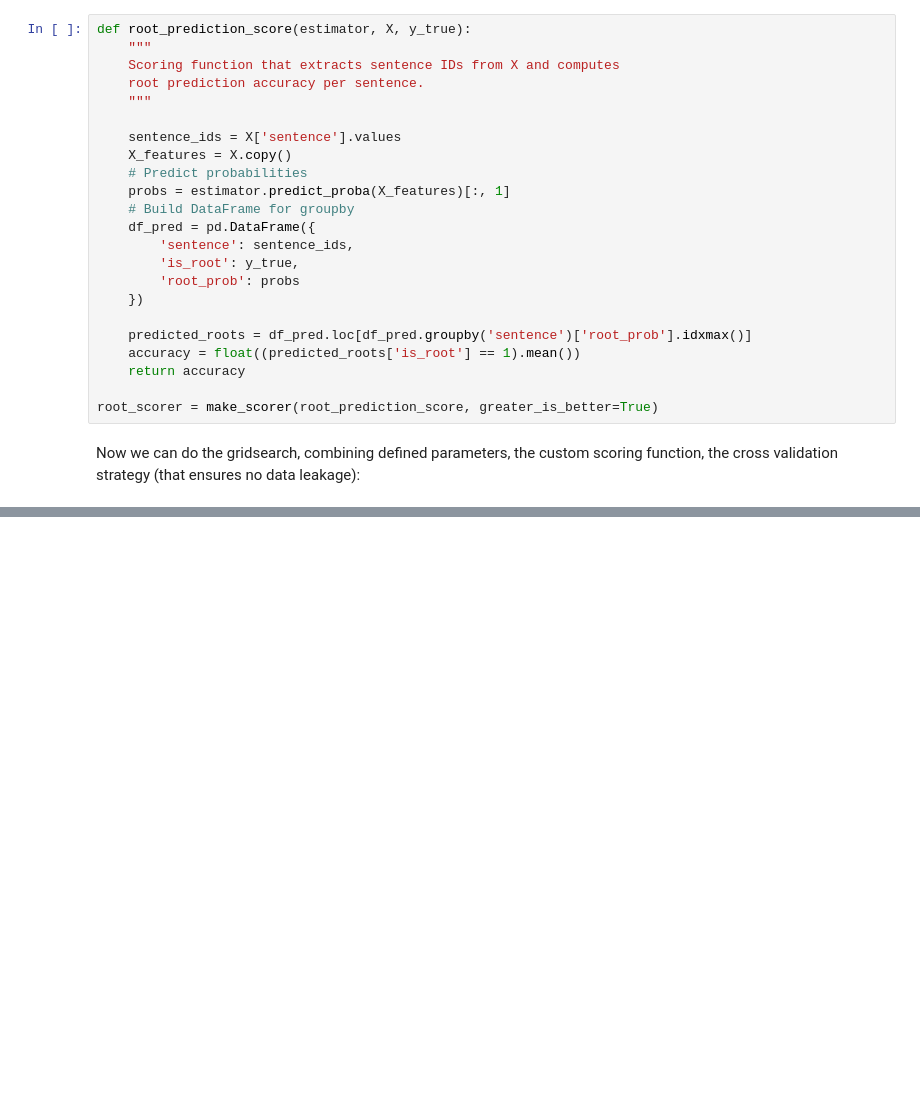
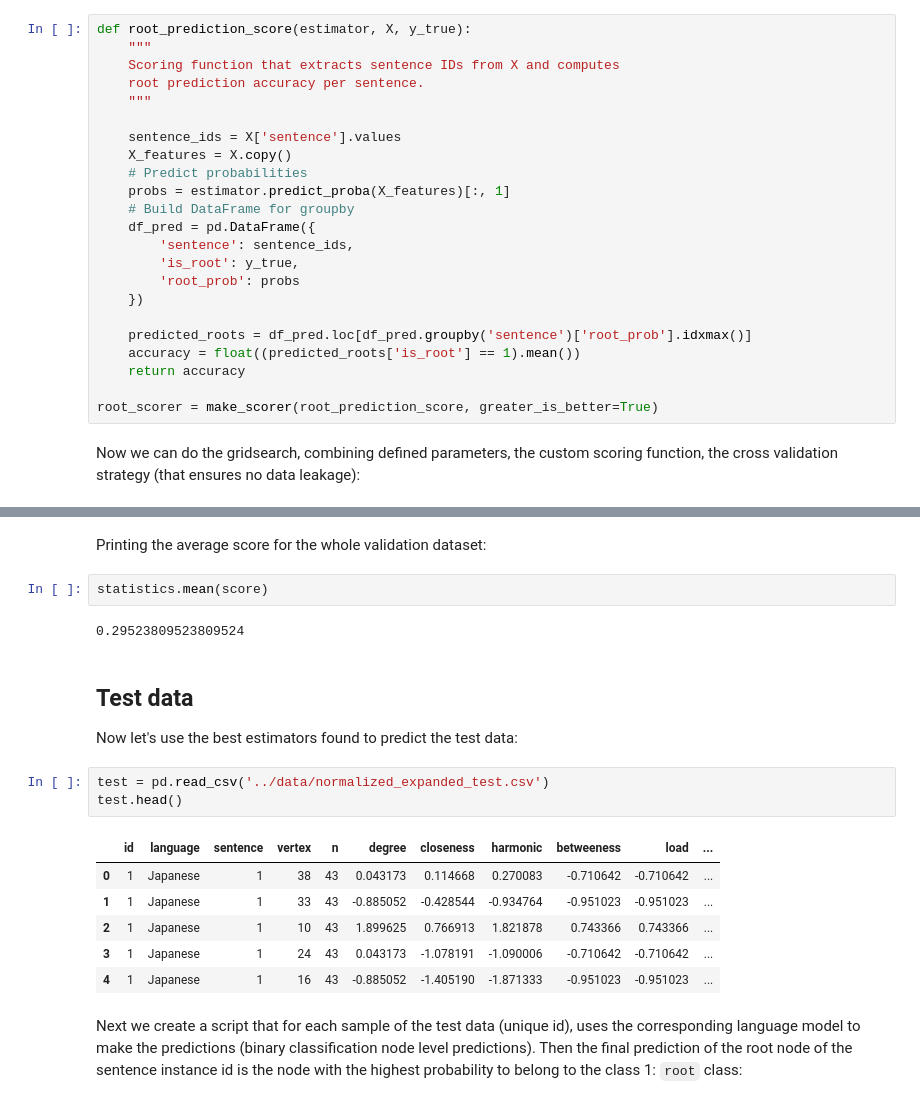
Before and after one commit to stef4k/ml-project-root-node-in-free-tree, a Jupyter notebook: notebooks/linear_model.ipynb, the cells around one changed output, grey strips where cells are left out. Saved outputs shown, nothing was run; the diff lists cells and outputs as text; blank space fills up the shorter version.

Commit message:
Add linear script

```diff
--- a/notebooks/linear_model.ipynb
+++ b/notebooks/linear_model.ipynb
@@ -138,0 +325,21 @@ root_prediction_score(best_estimator, X_val[feature_cols], y_val)
+# %% [markdown]
+Printing the average score for the whole validation dataset:
+# %%
+statistics.mean(score)
+# %% [output]
+0.29523809523809524
+# %% [markdown]
+## Test data
+Now let's use the best estimators found to predict the test data:
+# %%
+test = pd.read_csv('../data/normalized_expanded_test.csv')
+test.head()
+# %% [output]
+|  | id | language | sentence | vertex | n | degree | closeness | harmonic | betweeness | load | ... |
+| 0 | 1 | Japanese | 1 | 38 | 43 | 0.043173 | 0.114668 | 0.270083 | -0.710642 | -0.710642 | ... |
+| 1 | 1 | Japanese | 1 | 33 | 43 | -0.885052 | -0.428544 | -0.934764 | -0.951023 | -0.951023 | ... |
+| 2 | 1 | Japanese | 1 | 10 | 43 | 1.899625 | 0.766913 | 1.821878 | 0.743366 | 0.743366 | ... |
+| 3 | 1 | Japanese | 1 | 24 | 43 | 0.043173 | -1.078191 | -1.090006 | -0.710642 | -0.710642 | ... |
+| 4 | 1 | Japanese | 1 | 16 | 43 | -0.885052 | -1.405190 | -1.871333 | -0.951023 | -0.951023 | ... |
+# %% [markdown]
+Next we create a script that for each sample of the test data  (unique id), uses the corresponding language model to make the predictions (binary classification node level predictions). Then the final prediction of the root node of the sentence instance id is the node with the highest probability to belong to the class 1: `root` class:
```
Also changed, not shown: parts of 11 cells of this notebook, 2 other files.
